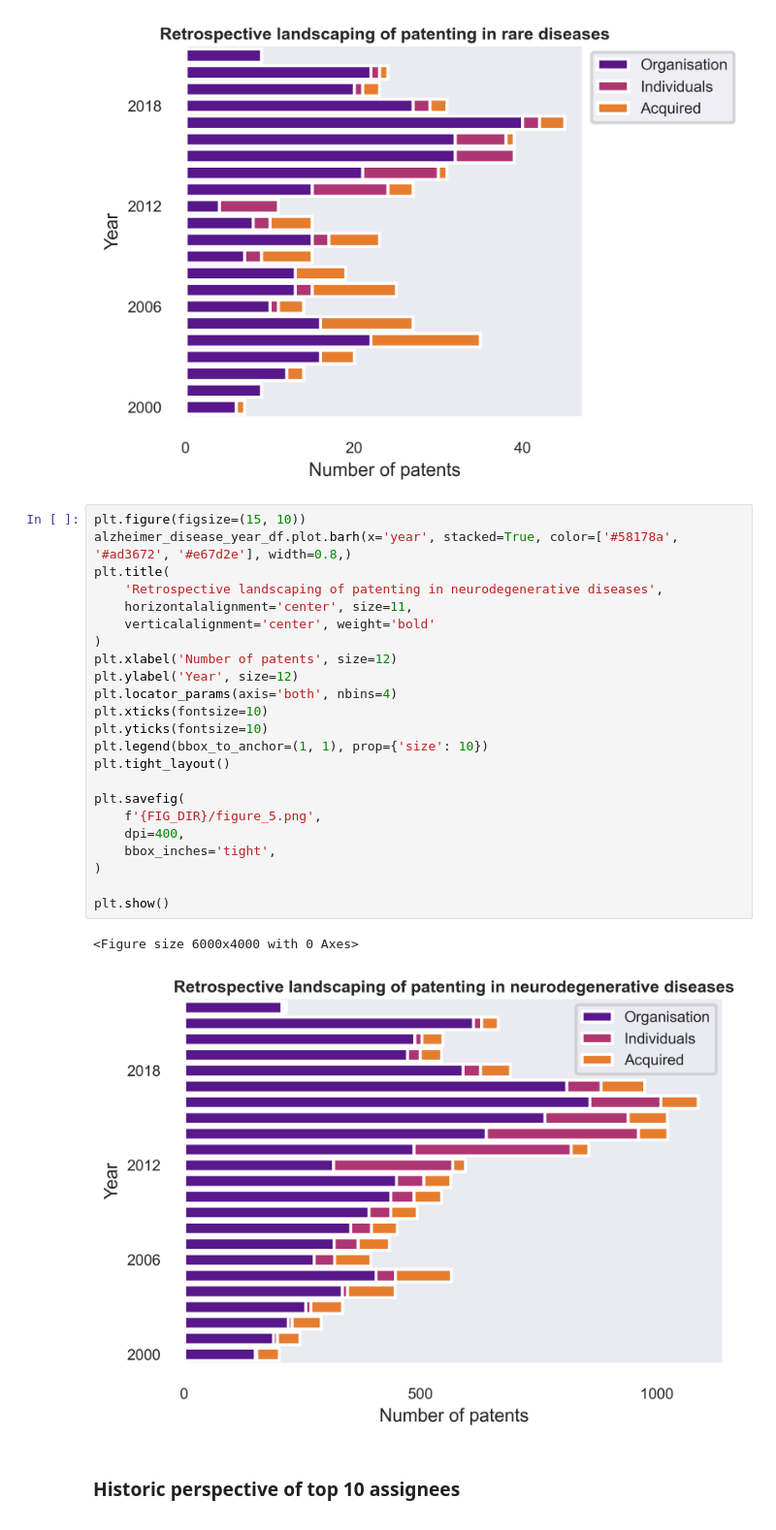
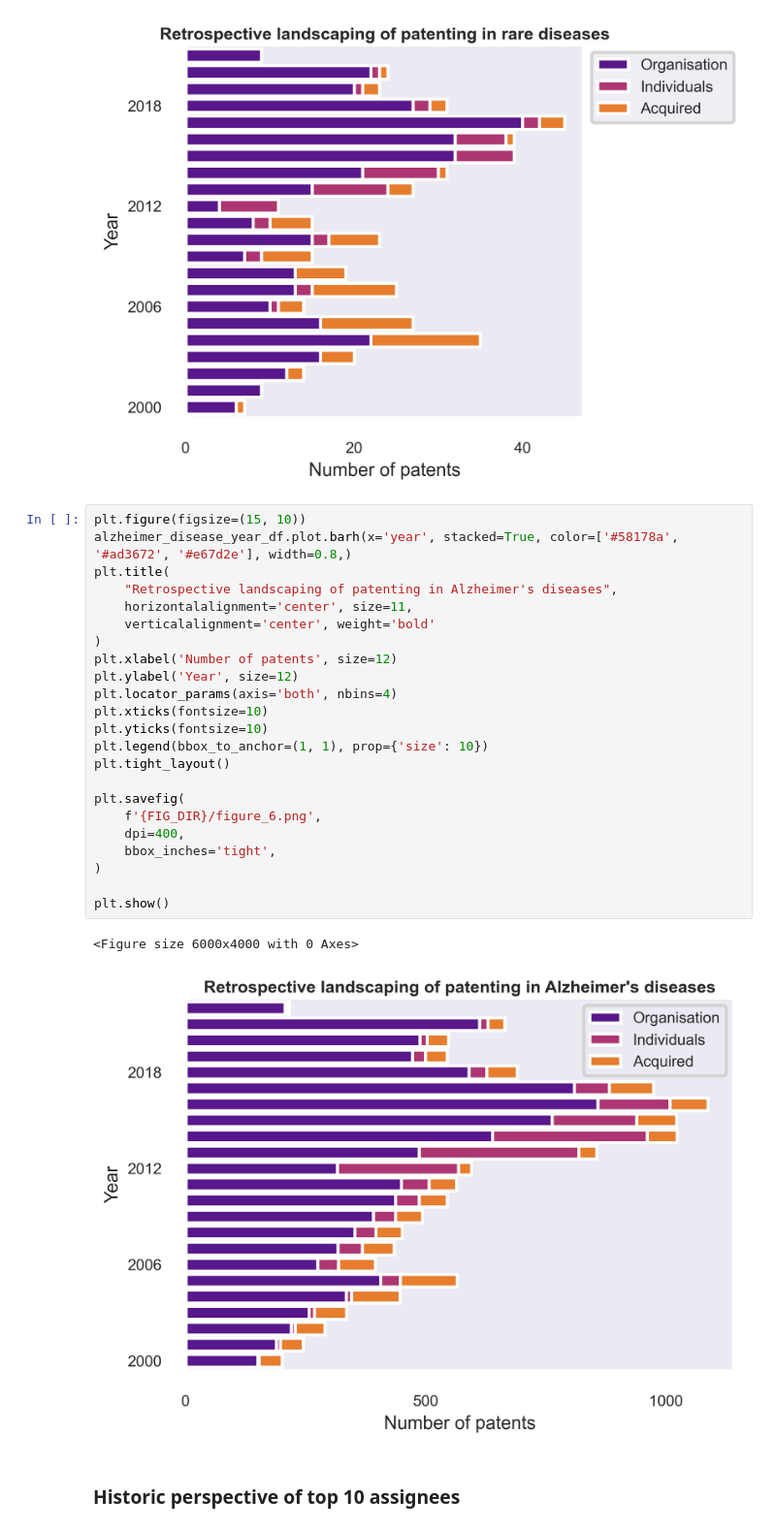
Before and after one commit to Fraunhofer-ITMP/Pharmaceutical-patent-landscaping, a Jupyter notebook: notebooks/3_2_inventor_overview.ipynb, the cells around one changed output. Shown at 97% size. Drawn from its saved outputs; the diff is of its cells as text.

```diff
--- a/notebooks/3_2_inventor_overview.ipynb
+++ b/notebooks/3_2_inventor_overview.ipynb
@@ -176,29 +176,29 @@ plt.show()
 # %%
 plt.figure(figsize=(15, 10))
 alzheimer_disease_year_df.plot.barh(x='year', stacked=True, color=['#58178a', '#ad3672', '#e67d2e'], width=0.8,)
 plt.title(
-    'Retrospective landscaping of patenting in neurodegenerative diseases',
+    "Retrospective landscaping of patenting in Alzheimer's diseases",
     horizontalalignment='center', size=11,
     verticalalignment='center', weight='bold'
 )
 plt.xlabel('Number of patents', size=12)
 plt.ylabel('Year', size=12)
 plt.locator_params(axis='both', nbins=4)
 plt.xticks(fontsize=10)
 plt.yticks(fontsize=10)
 plt.legend(bbox_to_anchor=(1, 1), prop={'size': 10})
 plt.tight_layout()
 
 plt.savefig(
-    f'{FIG_DIR}/figure_5.png',
+    f'{FIG_DIR}/figure_6.png',
     dpi=400,
     bbox_inches='tight',
 )
 
 plt.show()
 # %% [output]
 <Figure size 6000x4000 with 0 Axes>
-[figure, old version]
+[figure, new version]
 # %% [markdown]
 ### Historic perspective of top 10 assignees
 # %% [markdown]
```
Also changed, not shown: parts of 2 cells of this notebook.
